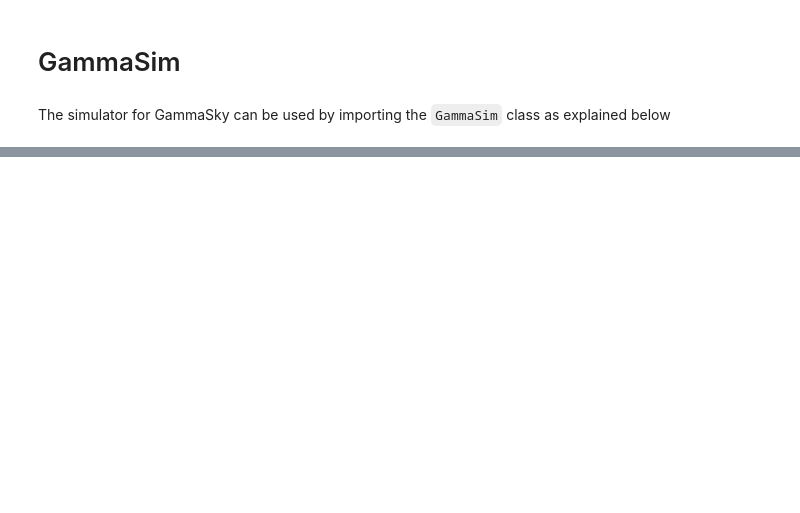
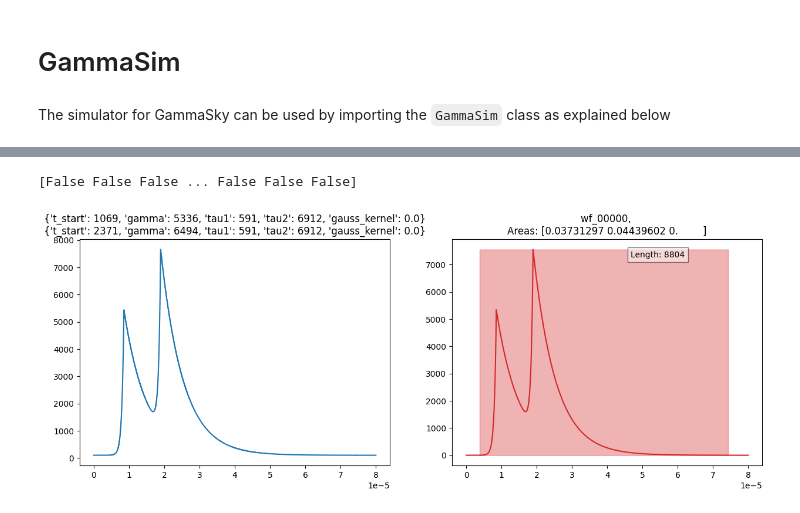
Before and after one commit to ASTRO-EDU/gammalib, a Jupyter notebook: gammasim/simulator_test.ipynb, the cells around one changed output, grey strips where cells are left out. Cells and saved outputs as stored; diff of their text form; code cells hidden in the pictures; blank space fills up the shorter version.

```diff
--- a/gammasim/simulator_test.ipynb
+++ b/gammasim/simulator_test.ipynb
@@ -8,0 +24,3 @@ gammasim = GammaSim('config.json')
+# %%
+select_method = 1
+gammasim1 = GammaSim(f"config_method{select_method}.json")
@@ -8,0 +29,5 @@ gammasim = GammaSim('config.json')
+# %%
+gammasim1.plot_wf(idx="max")
+# %% [output]
+[False False False ... False False False]
+[figure, added]
```
Also changed, not shown: parts of 13 cells of this notebook, 1 other file.
